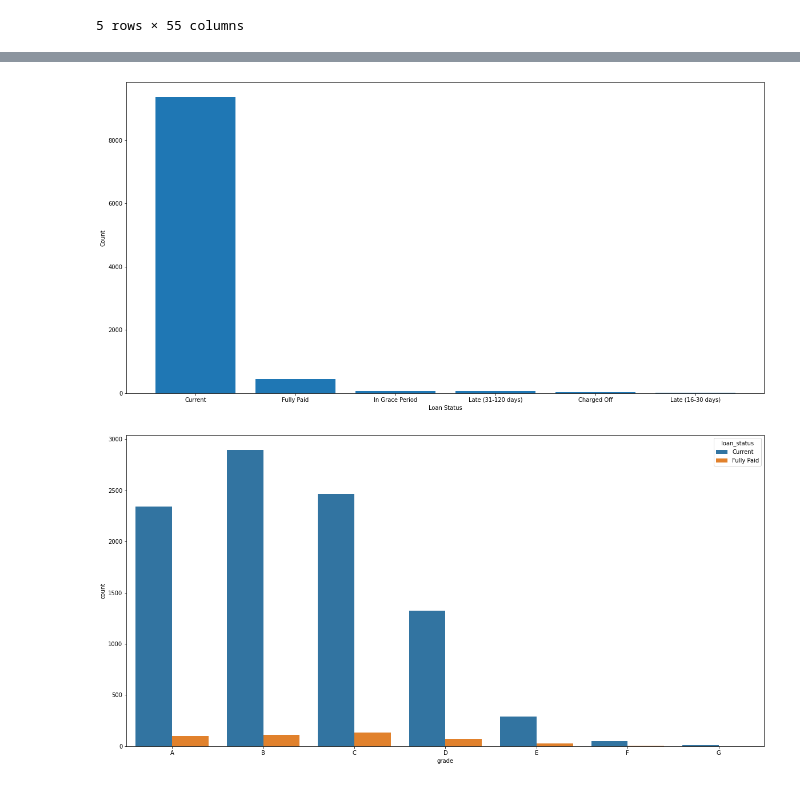
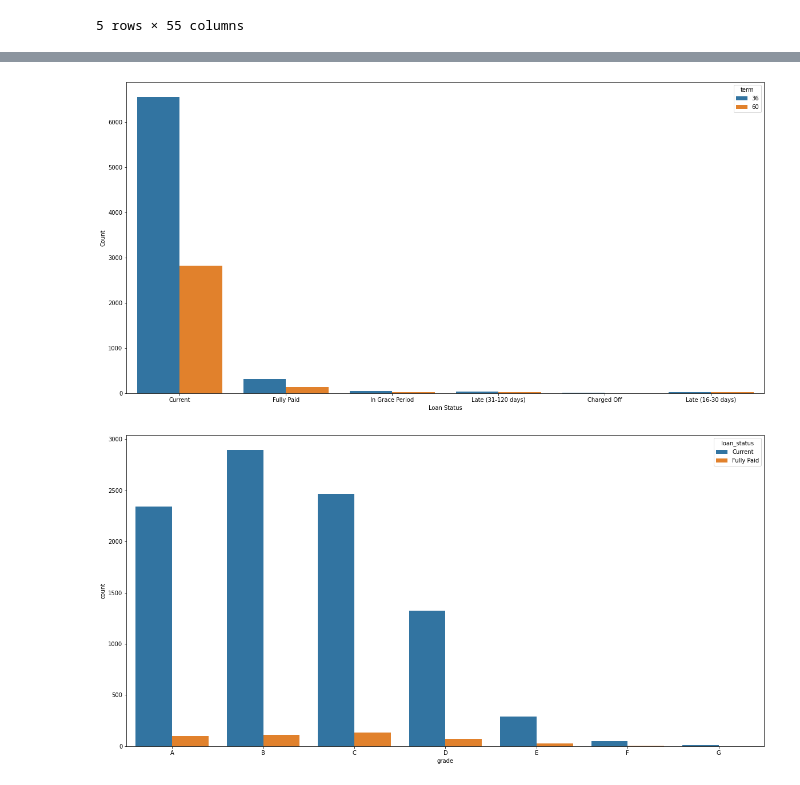
Before and after one commit to tk2093/Case_Study, a Jupyter notebook: Case_study_1/Case_Study_1.ipynb, the cells around one changed output, grey strips where cells are left out. Cells and saved outputs as stored; diff of their text form; code cells hidden in the pictures.

```diff
--- a/Case_study_1/Case_Study_1.ipynb
+++ b/Case_study_1/Case_Study_1.ipynb
@@ -120,12 +106,11 @@ memory usage: 3.5+ MB
 # %%
 plt.figure(figsize=(20,10))
-plt.bar(df['loan_status'].unique(),df['loan_status'].value_counts())
+sns.countplot(data=df,x='loan_status',hue='term')
 plt.xlabel('Loan Status')
 plt.ylabel('Count')
-#.bar(title="Loan Status Counts", xlabel='Loan Status', ylabel='Count', width=500, height=350)
 plt.show()
 # %% [output]
-[figure, old version]
+[figure, new version]
 # %%
 plt.figure(figsize=(20,10))
 grade = sorted(df.grade.unique())
```
Also changed, not shown: parts of 35 cells of this notebook, 1 other file.
